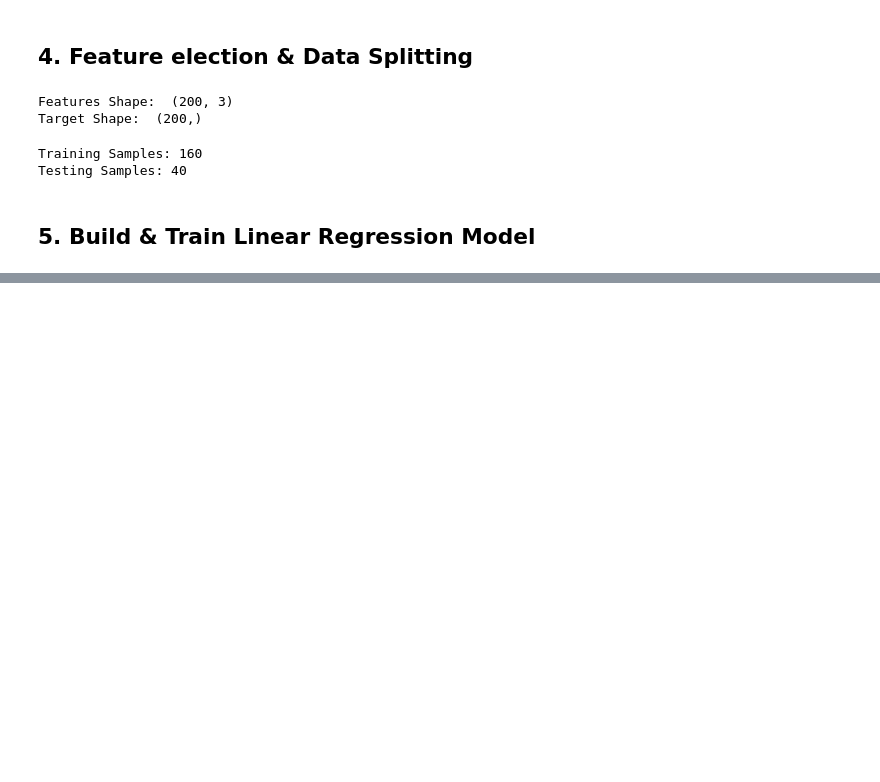
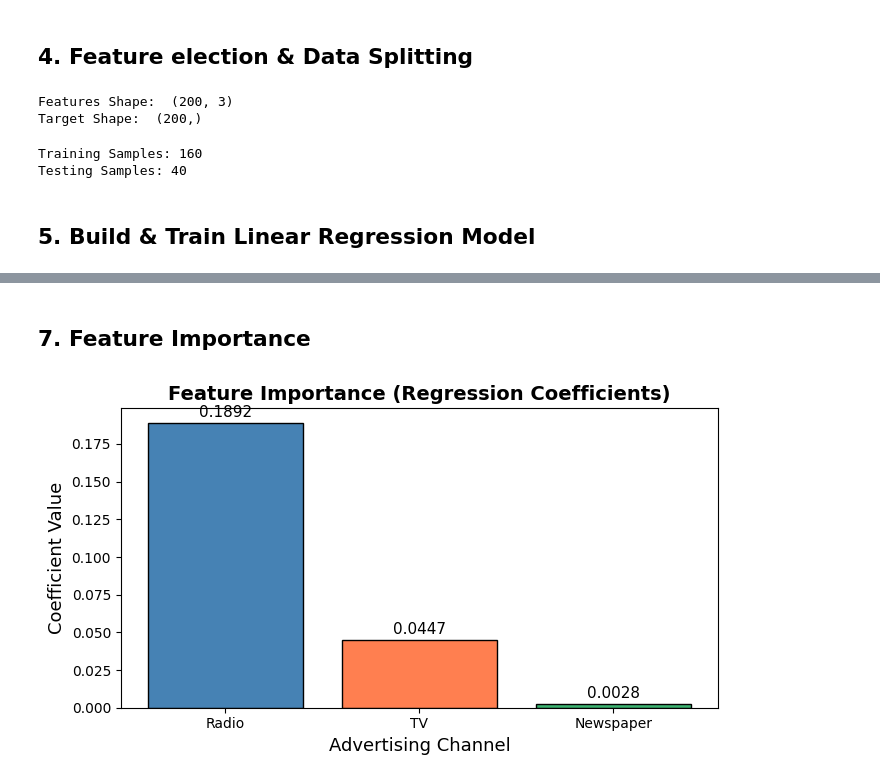
Before and after one commit to Dhyan-Shah/OIB_Data_Science_Internship, a Jupyter notebook: Task_5_Sales_Prediction/Sales_Prediction.ipynb, the cells around one changed output, grey strips where cells are left out. Cells and saved outputs as stored; diff of their text form; code cells hidden in the pictures; blank space fills up the shorter version.

```diff
--- a/Task_5_Sales_Prediction/Sales_Prediction.ipynb
+++ b/Task_5_Sales_Prediction/Sales_Prediction.ipynb
@@ -140,0 +222,20 @@ Testing Samples: 40
+# %% [markdown]
+## 7. Feature Importance
+# %%
+# Bar chart of coefficients
+coef_df = pd.DataFrame({'Feature': X.columns, 'Coefficient': model.coef_})
+coef_df = coef_df.sort_values('Coefficient', ascending=False)
+
+plt.figure(figsize=(7, 4))
+bars = plt.bar(coef_df['Feature'], coef_df['Coefficient'],
+               color=['steelblue', 'coral', 'mediumseagreen'], edgecolor='black')
+plt.xlabel('Advertising Channel', fontsize=13)
+plt.ylabel('Coefficient Value', fontsize=13)
+plt.title('Feature Importance (Regression Coefficients)', fontsize=14, fontweight='bold')
+for bar, val in zip(bars, coef_df['Coefficient']):
+    plt.text(bar.get_x() + bar.get_width()/2, bar.get_height() + 0.002,
+             f'{val:.4f}', ha='center', va='bottom', fontsize=11)
+plt.tight_layout()
+plt.show()
+# %% [output]
+[figure, added]
```
Also changed, not shown: parts of 9 cells of this notebook, 1 other file.
